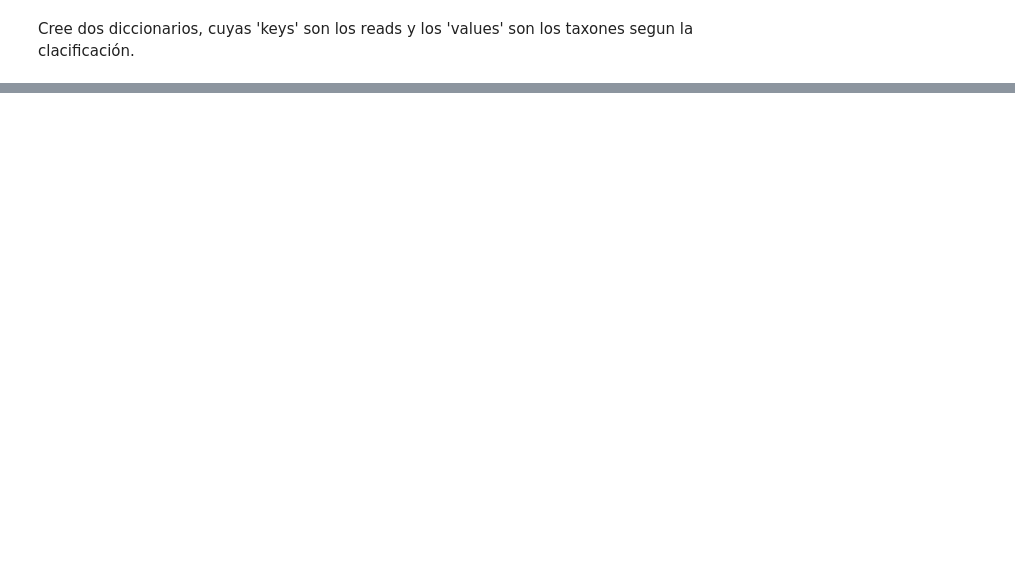
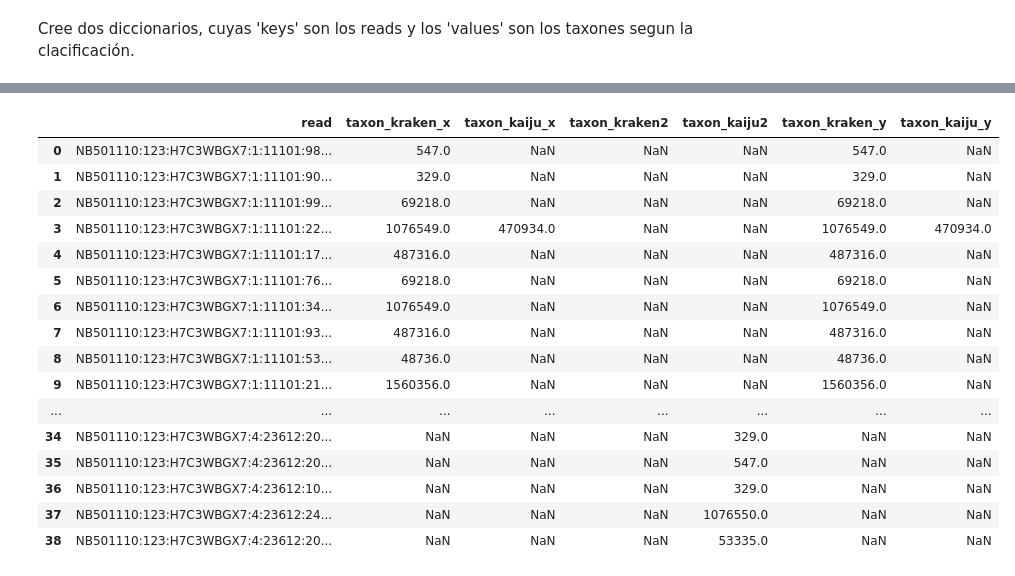
Before and after one commit to CamilaSilva1995/Proyecto_metagenomica, a Jupyter notebook: Proyecto1.ipynb, the cells around one changed output, grey strips where cells are left out. Drawn from its saved outputs; the diff is of its cells as text; code cells hidden in the pictures; blank space fills up the shorter version.

```diff
--- a/Proyecto1.ipynb
+++ b/Proyecto1.ipynb
@@ -153,0 +463,3 @@ dfdicc
+# %%
+datakraken102 = datakraken10c.drop(['c-clasificado','1','2'], axis=1)
+datakraken102
@@ -153,0 +478,3 @@ dfdicc
+# %%
+datakaiju102 = datakaiju10c.drop(['c-clasificado'], axis=1)
+datakaiju102
@@ -153,0 +493,3 @@ dfdicc
+# %%
+dffusion102 = pd.merge(datakraken102, datakaiju102, how='outer', on=['read', 'read'])#,names=["read","taxon_kraken","taxon_kaiju"])
+dffusion102
@@ -153,0 +514,3 @@ dfdicc
+# %%
+dffusion4 = pd.merge(dffusion101, dffusion102, how='outer', on=['read', 'read'])#,names=["read","taxon_kraken","taxon_kaiju"])
+dffusion4
@@ -153,0 +535,21 @@ dfdicc
+# %%
+dffusion5 = pd.merge(dffusion4, dffusion101, how='outer', on=['read', 'read'])#,names=["read","taxon_kraken","taxon_kaiju"])
+dffusion5
+# %% [output]
+|  | read | taxon_kraken_x | taxon_kaiju_x | taxon_kraken2 | taxon_kaiju2 | taxon_kraken_y | taxon_kaiju_y |
+| 0 | NB501110:123:H7C3WBGX7:1:11101:98... | 547.0 | NaN | NaN | NaN | 547.0 | NaN |
+| 1 | NB501110:123:H7C3WBGX7:1:11101:90... | 329.0 | NaN | NaN | NaN | 329.0 | NaN |
+| 2 | NB501110:123:H7C3WBGX7:1:11101:99... | 69218.0 | NaN | NaN | NaN | 69218.0 | NaN |
+| 3 | NB501110:123:H7C3WBGX7:1:11101:22... | 1076549.0 | 470934.0 | NaN | NaN | 1076549.0 | 470934.0 |
+| 4 | NB501110:123:H7C3WBGX7:1:11101:17... | 487316.0 | NaN | NaN | NaN | 487316.0 | NaN |
+| 5 | NB501110:123:H7C3WBGX7:1:11101:76... | 69218.0 | NaN | NaN | NaN | 69218.0 | NaN |
+| 6 | NB501110:123:H7C3WBGX7:1:11101:34... | 1076549.0 | NaN | NaN | NaN | 1076549.0 | NaN |
+| 7 | NB501110:123:H7C3WBGX7:1:11101:93... | 487316.0 | NaN | NaN | NaN | 487316.0 | NaN |
+| 8 | NB501110:123:H7C3WBGX7:1:11101:53... | 48736.0 | NaN | NaN | NaN | 48736.0 | NaN |
+| 9 | NB501110:123:H7C3WBGX7:1:11101:21... | 1560356.0 | NaN | NaN | NaN | 1560356.0 | NaN |
+| ... | ... | ... | ... | ... | ... | ... | ... |
+| 34 | NB501110:123:H7C3WBGX7:4:23612:20... | NaN | NaN | NaN | 329.0 | NaN | NaN |
+| 35 | NB501110:123:H7C3WBGX7:4:23612:20... | NaN | NaN | NaN | 547.0 | NaN | NaN |
+| 36 | NB501110:123:H7C3WBGX7:4:23612:10... | NaN | NaN | NaN | 329.0 | NaN | NaN |
+| 37 | NB501110:123:H7C3WBGX7:4:23612:24... | NaN | NaN | NaN | 1076550.0 | NaN | NaN |
+| 38 | NB501110:123:H7C3WBGX7:4:23612:20... | NaN | NaN | NaN | 53335.0 | NaN | NaN |
```
Also changed, not shown: parts of 38 cells of this notebook, 1 other file.
